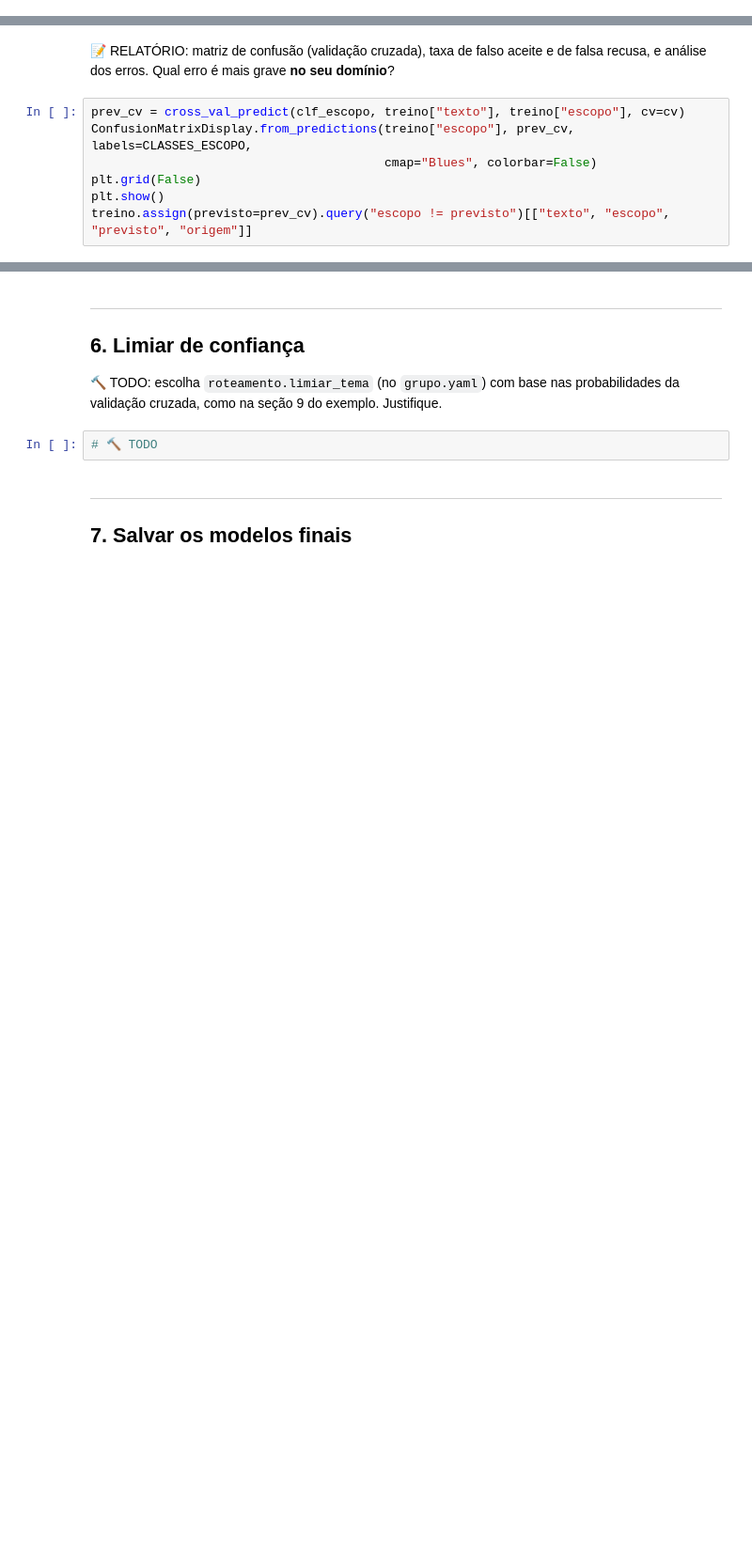
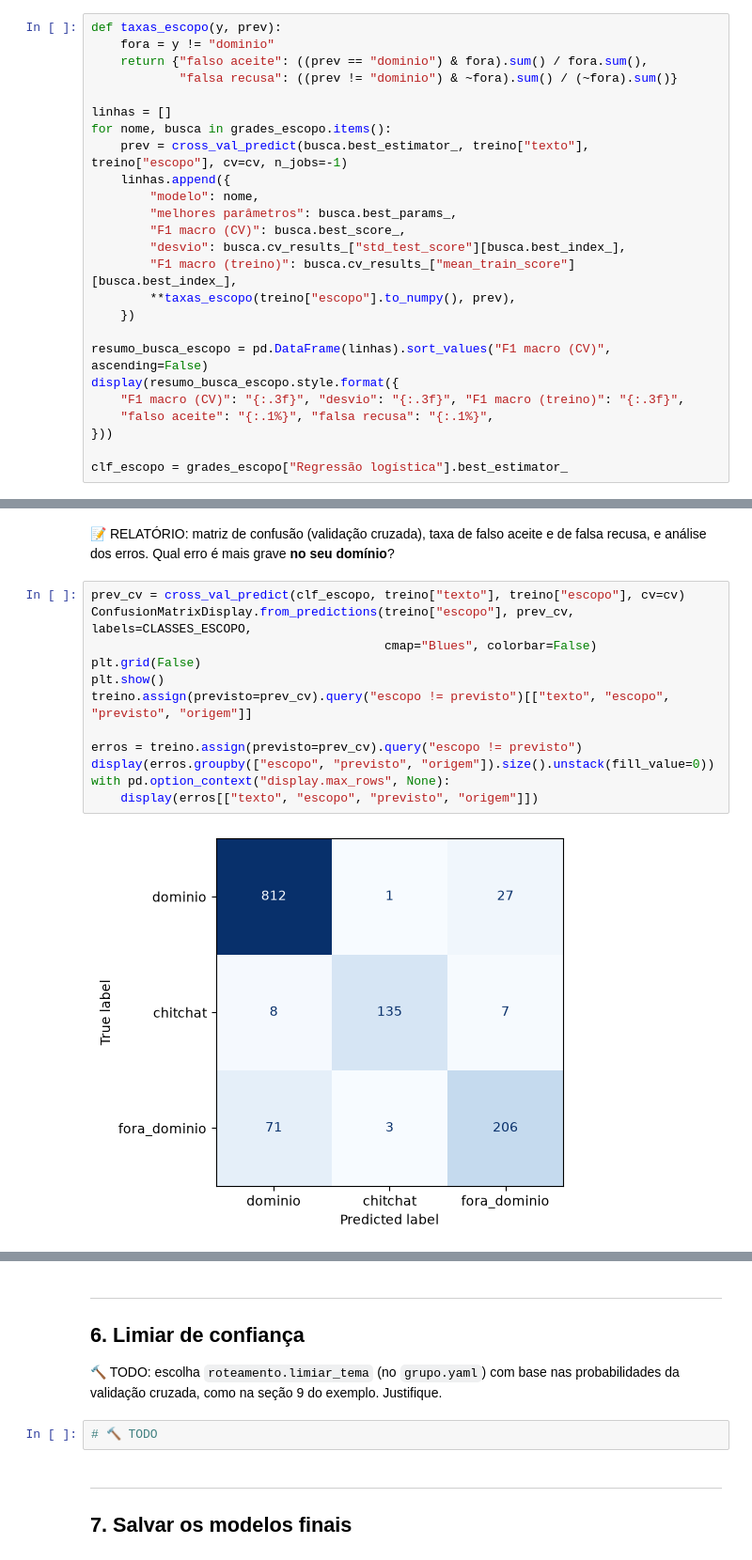
Before and after one commit to peedrocs/IA-2026-02-TP-Chatbot-RUMO, a Jupyter notebook: notebooks/01_trabalho_grupo.ipynb, the cells around one changed output, grey strips where cells are left out. Shown at 94% size. Saved outputs shown, nothing was run; the diff lists cells and outputs as text; blank space fills up the shorter version.

```diff
--- a/notebooks/01_trabalho_grupo.ipynb
+++ b/notebooks/01_trabalho_grupo.ipynb
@@ -283,0 +372,25 @@ print(busca_escopo.best_params_, round(busca_escopo.best_score_, 3))
+# %%
+def taxas_escopo(y, prev):
+    fora = y != "dominio"
+    return {"falso aceite": ((prev == "dominio") & fora).sum() / fora.sum(),
+            "falsa recusa": ((prev != "dominio") & ~fora).sum() / (~fora).sum()}
+
+linhas = []
+for nome, busca in grades_escopo.items():
+    prev = cross_val_predict(busca.best_estimator_, treino["texto"], treino["escopo"], cv=cv, n_jobs=-1)
+    linhas.append({
+        "modelo": nome,
+        "melhores parâmetros": busca.best_params_,
+        "F1 macro (CV)": busca.best_score_,
+        "desvio": busca.cv_results_["std_test_score"][busca.best_index_],
+        "F1 macro (treino)": busca.cv_results_["mean_train_score"][busca.best_index_],
+        **taxas_escopo(treino["escopo"].to_numpy(), prev),
+    })
+
+resumo_busca_escopo = pd.DataFrame(linhas).sort_values("F1 macro (CV)", ascending=False)
+display(resumo_busca_escopo.style.format({
+    "F1 macro (CV)": "{:.3f}", "desvio": "{:.3f}", "F1 macro (treino)": "{:.3f}",
+    "falso aceite": "{:.1%}", "falsa recusa": "{:.1%}",
+}))
+
+clf_escopo = grades_escopo["Regressão logística"].best_estimator_
@@ -287,7 +415,14 @@ falsa recusa, e análise dos erros. Qual erro é mais grave **no seu domínio**?
 # %%
 prev_cv = cross_val_predict(clf_escopo, treino["texto"], treino["escopo"], cv=cv)
 ConfusionMatrixDisplay.from_predictions(treino["escopo"], prev_cv, labels=CLASSES_ESCOPO,
                                         cmap="Blues", colorbar=False)
 plt.grid(False)
 plt.show()
 treino.assign(previsto=prev_cv).query("escopo != previsto")[["texto", "escopo", "previsto", "origem"]]
+
+erros = treino.assign(previsto=prev_cv).query("escopo != previsto")
+display(erros.groupby(["escopo", "previsto", "origem"]).size().unstack(fill_value=0))
+with pd.option_context("display.max_rows", None):
+    display(erros[["texto", "escopo", "previsto", "origem"]])
+# %% [output]
+[figure, added]
```
Also changed, not shown: parts of 29 cells of this notebook, 1 other file.
